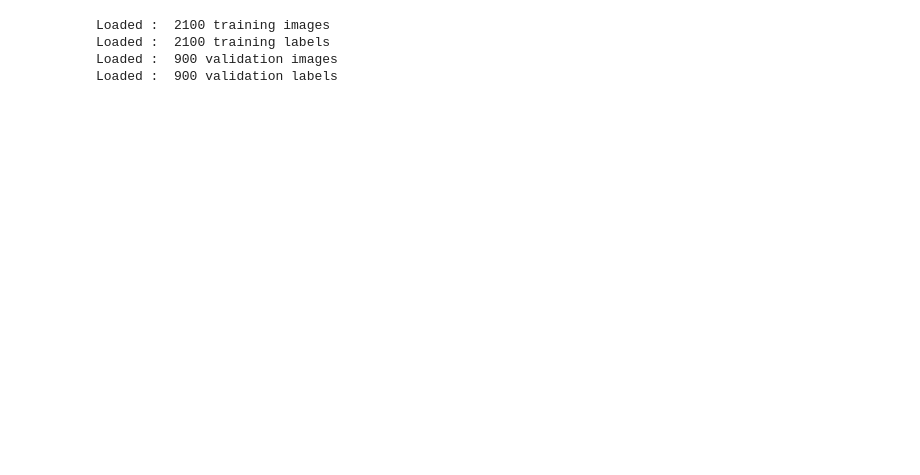
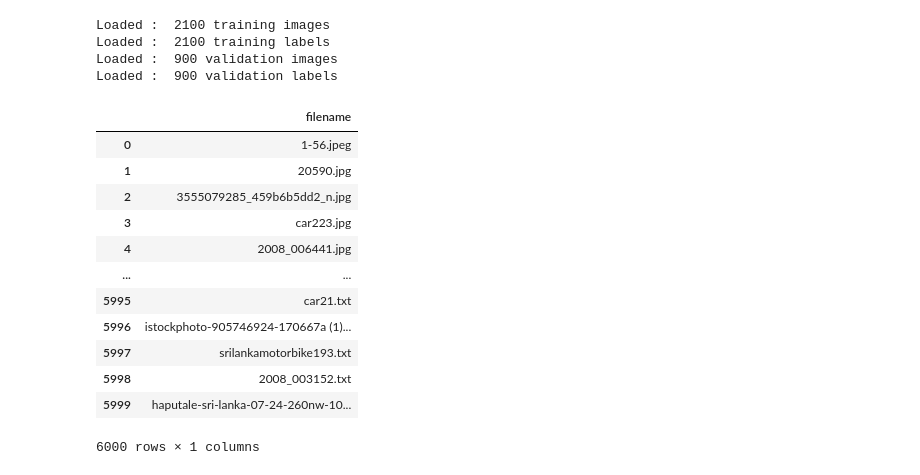
Before and after one commit to imaddde867/GAN-CNN, a Jupyter notebook: main.ipynb, the cells around one changed output. Drawn from its saved outputs; the diff is of its cells as text; code cells hidden in the pictures; blank space fills up the shorter version.

```diff
--- a/main.ipynb
+++ b/main.ipynb
@@ -28,3 +29,27 @@ Loaded :  2100 training images
 Loaded :  2100 training labels
 Loaded :  900 validation images
 Loaded :  900 validation labels
+# %%
+# Create DataFrame
+df = pd.DataFrame({
+    'filename': train_images + train_labels + valid_images + valid_labels
+})
+
+# now lets generate similar ids for identical image/label pairs with diff extensions :
+df['id'] = df['filename'].apply(
+    lambda x: hashlib.sha256(x.encode()).hexdigest()[:16]
+)
+# %% [output]
+|  | filename |
+| 0 | 1-56.jpeg |
+| 1 | 20590.jpg |
+| 2 | 3555079285_459b6b5dd2_n.jpg |
+| 3 | car223.jpg |
+| 4 | 2008_006441.jpg |
+| ... | ... |
+| 5995 | car21.txt |
+| 5996 | istockphoto-905746924-170667a (1)... |
+| 5997 | srilankamotorbike193.txt |
+| 5998 | 2008_003152.txt |
+| 5999 | haputale-sri-lanka-07-24-260nw-10... |
+6000 rows × 1 columns
```
Also changed, not shown: parts of 2 cells of this notebook, 1 other file.
